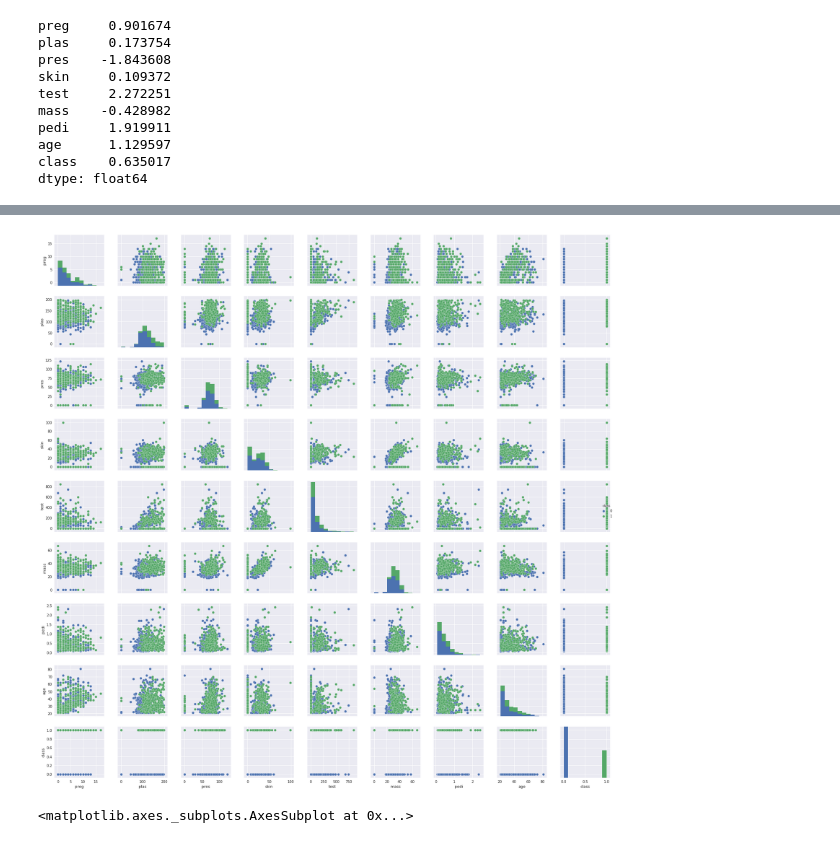
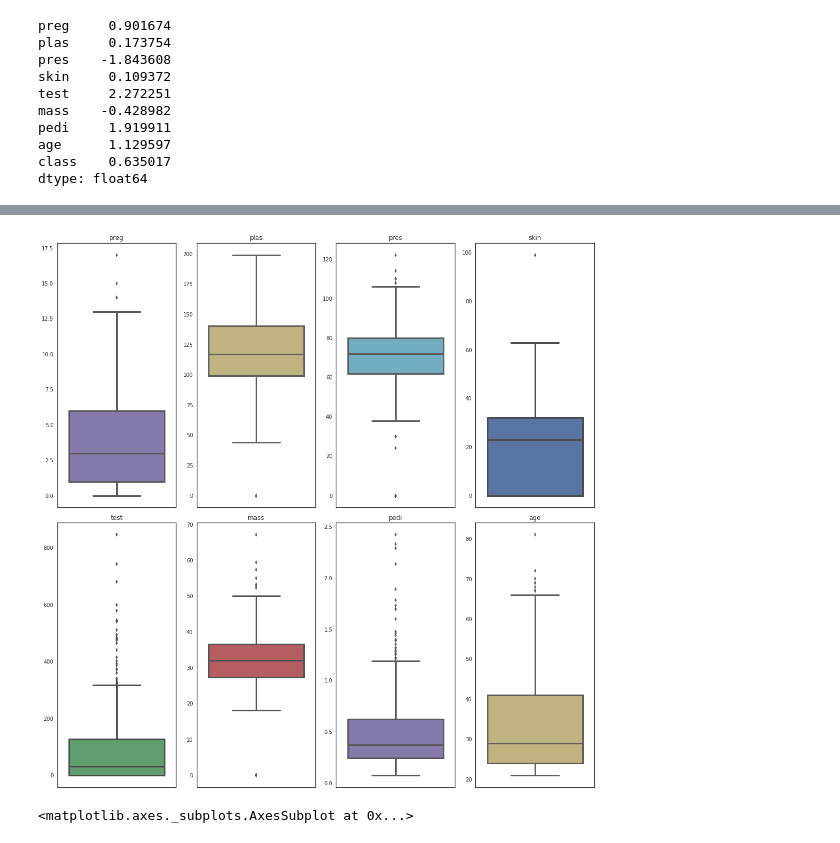
Before and after one commit to Skalextric/jupyter_machine_learning_schema, a Jupyter notebook: mlschema.ipynb, the cells around one changed output, grey strips where cells are left out. Drawn from its saved outputs; the diff is of its cells as text; code cells hidden in the pictures.

```diff
--- a/mlschema.ipynb
+++ b/mlschema.ipynb
@@ -108,7 +108,13 @@ f.tight_layout()
-# %%
-sns.pairplot(df, hue='class')
-# %% [output]
-[figure, removed]
+# %%
+f, axes = plt.subplots(2, 4, figsize=(15, 15))
+axes = axes.ravel()
+for x, y in enumerate(df.drop('class', axis=1).columns):
+    ax = sns.boxplot(df[y], color=next(palette), ax=axes[x], orient='vertical', linewidth=3)
+    ax.set_ylabel('')
+    ax.set_title(y)
+f.tight_layout()
+# %% [output]
+[figure, added]
 # %%
 sns.heatmap(df.corr(), annot=True)
 # %% [output]
```
Also changed, not shown: parts of 4 cells of this notebook.
